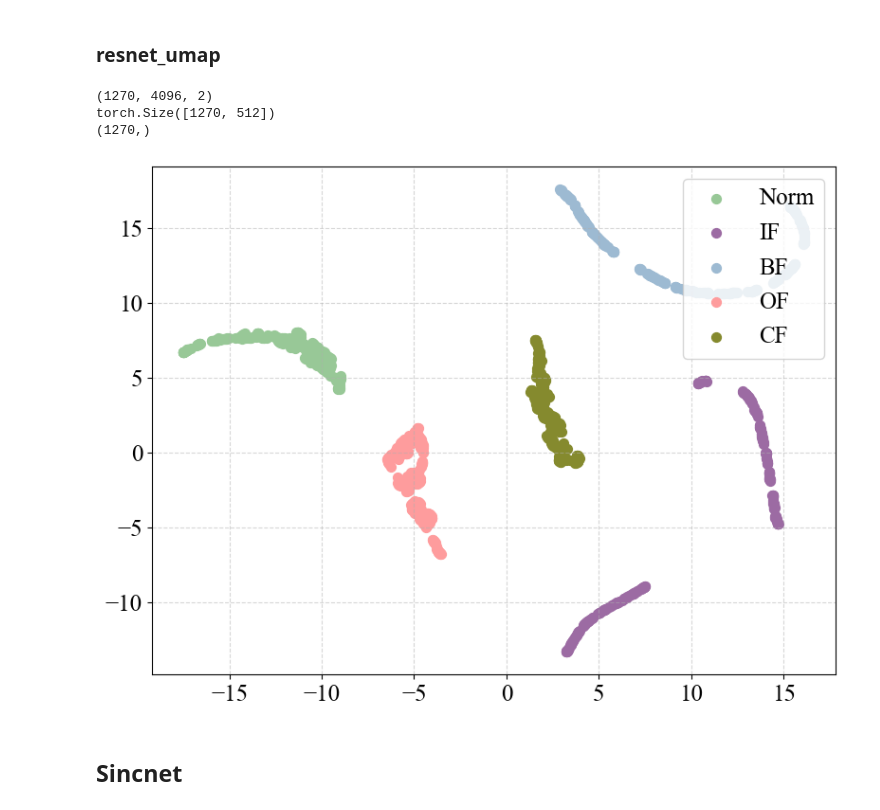
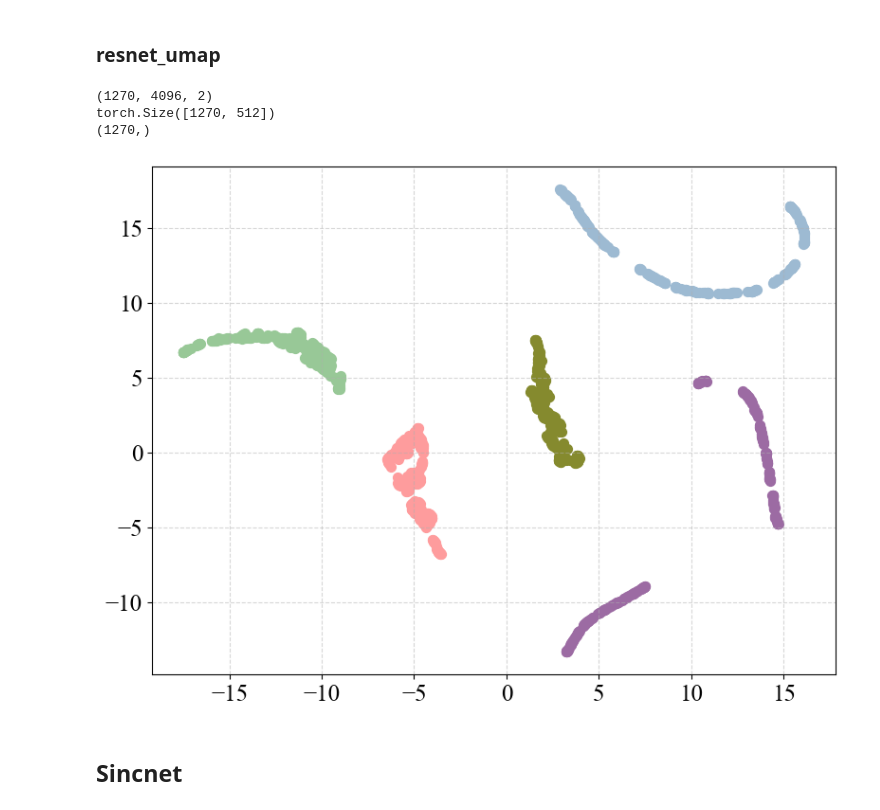
Before and after one commit to liq22/Unified_X_fault_diagnosis, a Jupyter notebook: plot_seu.ipynb, the cells around one changed output. Saved outputs shown, nothing was run; the diff lists cells and outputs as text; code cells hidden in the pictures.

```diff
--- a/plot_seu.ipynb
+++ b/plot_seu.ipynb
@@ -25,7 +25,7 @@ signal_processing_modules, feature_extractor_modules = config_network(configs,ar
 MODEL_DICT = {'TSPN': lambda args: Transparent_Signal_Processing_Network(signal_processing_modules, feature_extractor_modules,args)}
 model_plain = MODEL_DICT[args.model](args)
 model = Basic_plmodel(model_plain, args)
-state_dict = torch.load("./save/test/model_seu/tspn.ckpt")
+state_dict = torch.load("./save/test/model_seu/tspn_epoch0.ckpt")
 model.load_state_dict(state_dict['state_dict'])
 # print(model)
 # %% [output]
@@ -301,7 +302,7 @@ def plot_Umap(feature, y_label, fault_type_list, savename='umap_plot'):
         plt.scatter(embedding[idx, 0], embedding[idx, 1], color=color_list[i], label=fault_type_list[int(label)] if int(label) < len(fault_type_list) else f'类别 {int(label)}', s=50) # s是点的大小
 
     # plt.title('UMAP projection of the features', fontsize=15)
-    plt.legend(fontsize=18, loc='upper right')
+    plt.legend(fontsize=18)
     plt.xticks(fontsize=18)
     plt.yticks(fontsize=18)
     plt.grid(True, linestyle='--', alpha=0.5)
@@ -406,20 +407,20 @@ def get_Resnet_signal(model, signal):
 # %% [markdown]
 ### resnet_umap
 # %%
-test_signal = np.load("E:/dateset/generate/SEU_bearing/SEU_bearing_20Hz_2_data.npy")
+test_signal = np.load("E:/dataset/generate/SEU_bearing/SEU_bearing_20Hz_2_data.npy")
 print(test_signal.shape)
 test_data = torch.from_numpy(test_signal).float().cuda()  # 新增：转为Tensor并放到GPU
 feature = get_Resnet_signal(model.network.cuda(), test_data)
 print(feature.shape)
-y_label = np.load("E:/dateset/generate/SEU_bearing/SEU_bearing_20Hz_2_label.npy")
+y_label = np.load("E:/dataset/generate/SEU_bearing/SEU_bearing_20Hz_2_label.npy")
 print(y_label.shape)
 fault_type_list = ['Norm', 'IF', 'BF', 'OF', 'CF']
 plot_Umap(feature, y_label, fault_type_list, 'seu/feature/resnet')
 # %% [output]
 (1270, 4096, 2)
 torch.Size([1270, 512])
 (1270,)
-[figure, old version]
+[figure, new version]
 # %% [markdown]
 ## Sincnet
 # %% [markdown]
```
Also changed, not shown: parts of 13 cells of this notebook, 23 other files.
